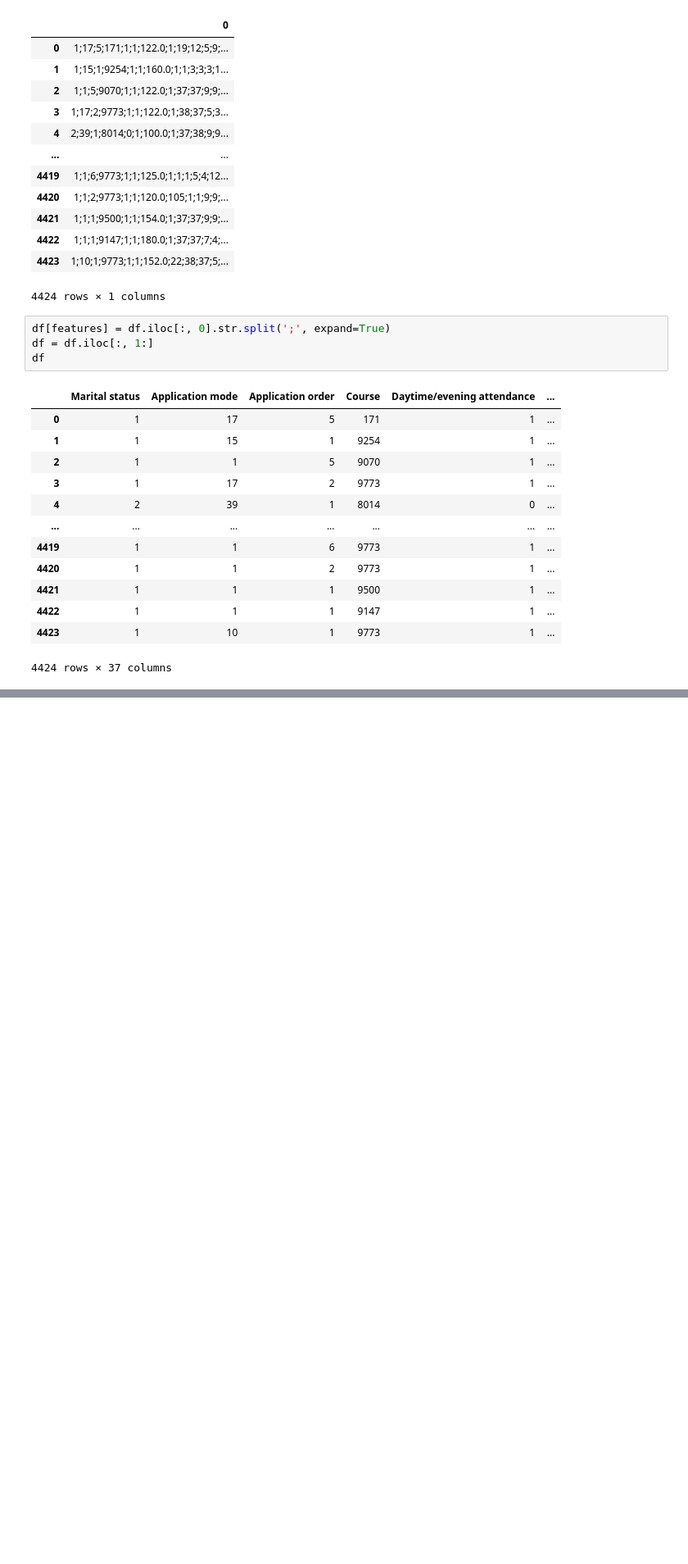
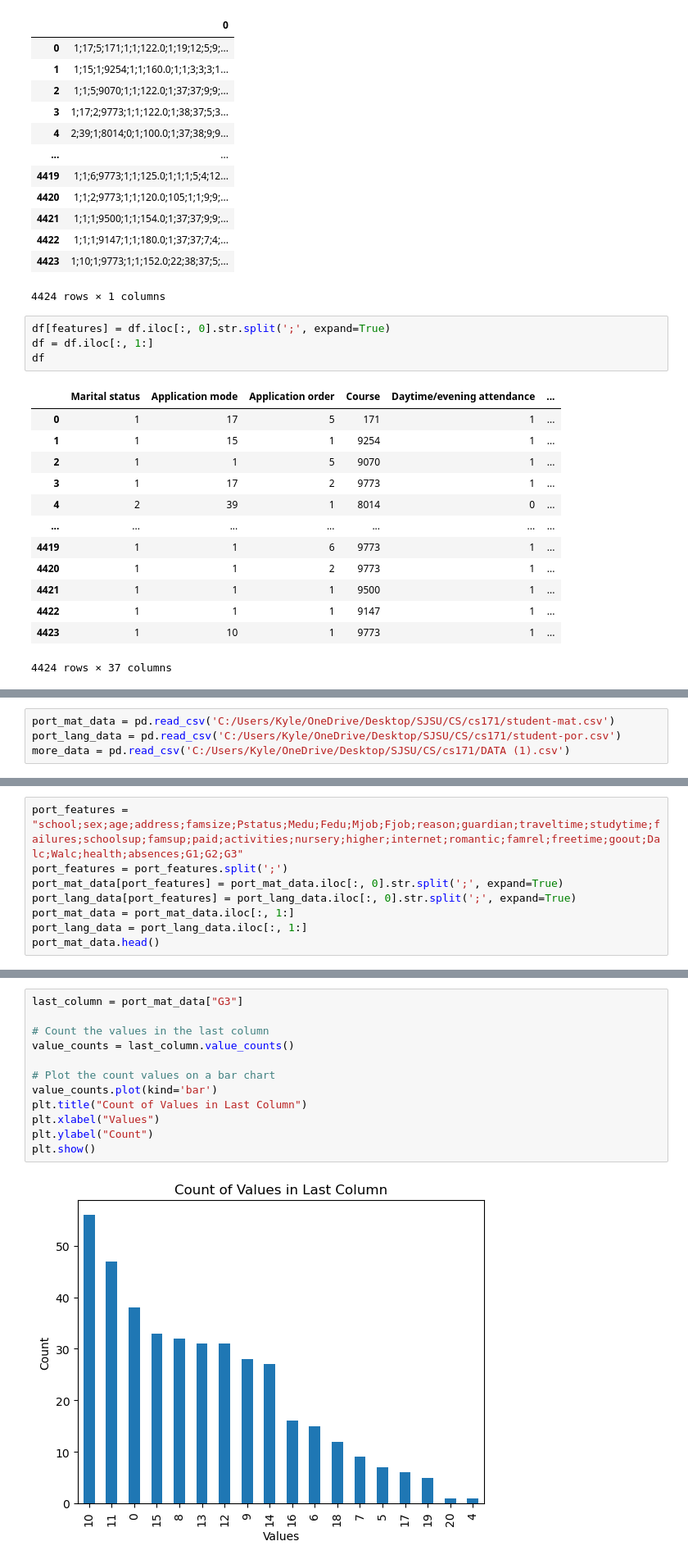
Before and after one commit to kyleham12/AcademicSuccessPredictor, a Jupyter notebook: cs171proj.ipynb, the cells around one changed output, grey strips where cells are left out. Shown: that part at 82% size. Drawn from its saved outputs; the diff is of its cells as text; blank space fills up the shorter version.

```diff
--- a/cs171proj.ipynb
+++ b/cs171proj.ipynb
@@ -181,3 +170,7 @@ mod_df
 | 4422 | 1 | 1 | 1 | 9147 | 1 | ... |
 | 4423 | 1 | 10 | 1 | 9773 | 1 | ... |
 4424 rows × 38 columns
+# %%
+port_mat_data = pd.read_csv('C:/Users/Kyle/OneDrive/Desktop/SJSU/CS/cs171/student-mat.csv')
+port_lang_data = pd.read_csv('C:/Users/Kyle/OneDrive/Desktop/SJSU/CS/cs171/student-por.csv')
+more_data = pd.read_csv('C:/Users/Kyle/OneDrive/Desktop/SJSU/CS/cs171/DATA (1).csv')
@@ -183,0 +263,8 @@ mod_df
+# %%
+port_features = "school;sex;age;address;famsize;Pstatus;Medu;Fedu;Mjob;Fjob;reason;guardian;traveltime;studytime;failures;schoolsup;famsup;paid;activities;nursery;higher;internet;romantic;famrel;freetime;goout;Dalc;Walc;health;absences;G1;G2;G3"
+port_features = port_features.split(';')
+port_mat_data[port_features] = port_mat_data.iloc[:, 0].str.split(';', expand=True)
+port_lang_data[port_features] = port_lang_data.iloc[:, 0].str.split(';', expand=True)
+port_mat_data = port_mat_data.iloc[:, 1:]
+port_lang_data = port_lang_data.iloc[:, 1:]
+port_mat_data.head()
@@ -183,0 +289,14 @@ mod_df
+# %%
+last_column = port_mat_data["G3"]
+
+# Count the values in the last column
+value_counts = last_column.value_counts()
+
+# Plot the count values on a bar chart
+value_counts.plot(kind='bar')
+plt.title("Count of Values in Last Column")
+plt.xlabel("Values")
+plt.ylabel("Count")
+plt.show()
+# %% [output]
+[figure, added]
```
Also changed, not shown: parts of 16 cells of this notebook, 1 other file.
